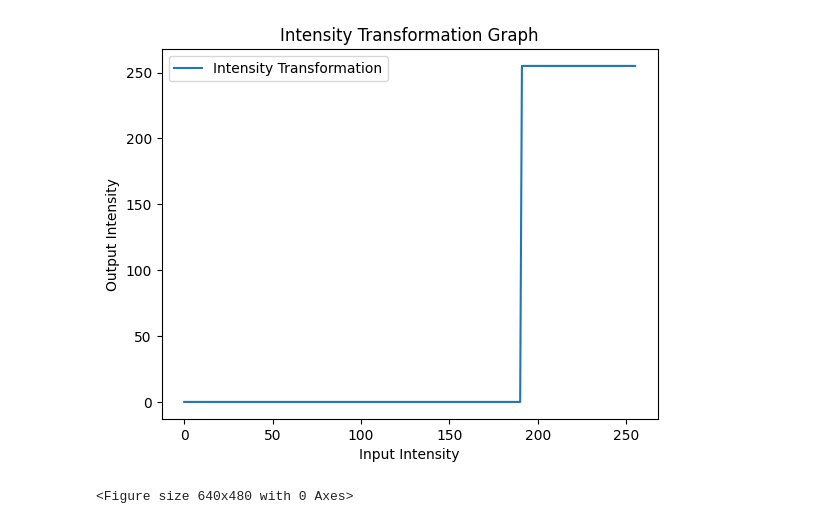
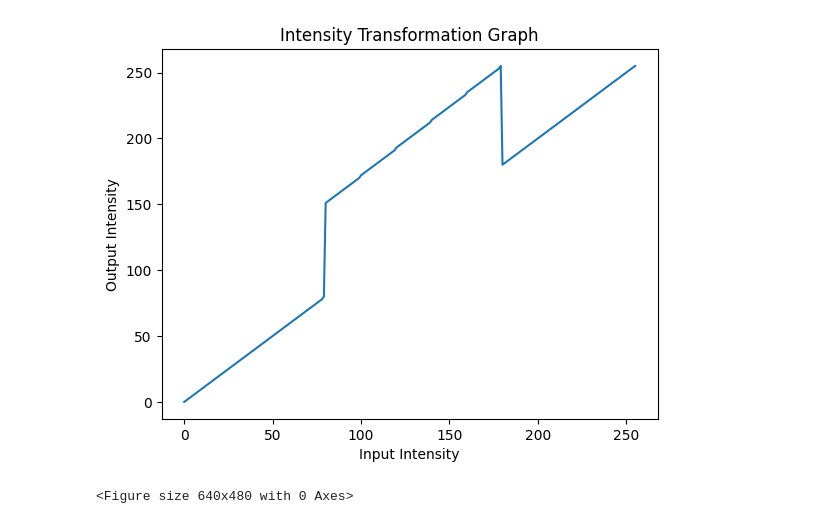
Before and after one commit to KalingaBandara/Assignment-1-on-Intensity-Transformations-and-Neighborhood-Filtering, a Jupyter notebook: Q2.ipynb, the cells around one changed output. Drawn from its saved outputs; the diff is of its cells as text; code cells hidden in the pictures.

```diff
--- a/Q2.ipynb
+++ b/Q2.ipynb
@@ -1,57 +1,36 @@
 # %%
 import cv2 as cv
 import numpy as np
 import matplotlib.pyplot as plt
 
-# Define the intensity transformation functions for each segment
-def segment1(x):
-    return 0
+# Read the input image
+input_image = cv.imread('../Assignment1_Images/BrainProtonDensitySlice9.png', cv.IMREAD_GRAYSCALE)
 
-def segment2(x):
-    return 255
 
-# Create x values for plotting
-x_values = np.arange(256)
+t1 = np.linspace(0,80,80)
+t2 = np.linspace(81,150,0)
+t3 = np.linspace(151,255,100)
+t4 = np.linspace(180,255,76)
+t = np.concatenate((t1,t2,t3,t4), axis=0).astype(np.uint8)
 
-# Calculate y values for each segment
-y_values = np.piecewise(x_values, [x_values <= 190, x_values > 190], [segment1, segment2])
+# Create the output image
+output_image = cv.LUT(input_image, t)
 
 # Plot the intensity transformation graph
-plt.plot(x_values, y_values, label='Intensity Transformation')
+plt.plot(range(256), t, label='Intensity Transformation')
 plt.xlabel('Input Intensity')
 plt.ylabel('Output Intensity')
 plt.title('Intensity Transformation Graph')
-plt.legend()
 plt.show()
-
 # Save the plot as an image
 plt.savefig('intensity_transformation_graph_Q2_a.png')
 
-# Read the input image
-input_image = cv.imread('../Assignment1_Images/BrainProtonDensitySlice9.png', cv.IMREAD_GRAYSCALE)
-
-# Apply the intensity transformation to the image
-def apply_intensity_transform(image):
-    transformed_image = np.zeros_like(image)
-
-    # Apply the transformation for each pixel
-    for y in range(image.shape[0]):
-        for x in range(image.shape[1]):
-            if image[y, x] <= 190:
-                transformed_image[y, x] = segment1(image[y, x])
-            else:
-                transformed_image[y, x] = segment2(image[y, x])
-
-    return transformed_image
-
-# Apply the intensity transformation to the input image
-output_image = apply_intensity_transform(input_image)
 
 # Save or display the output image
 cv.imwrite('Q2_output_white_matter.jpg', output_image)  # Save the output image
-cv.imshow('Output Image', output_image)  # Display the output image
+cv.imshow('Output Image', output_image)
 cv.waitKey(0)
 cv.destroyAllWindows()
 # %% [output]
-[figure, old version]
+[figure, new version]
 <Figure size 640x480 with 0 Axes>
```
Also changed, not shown: 14 other files.
